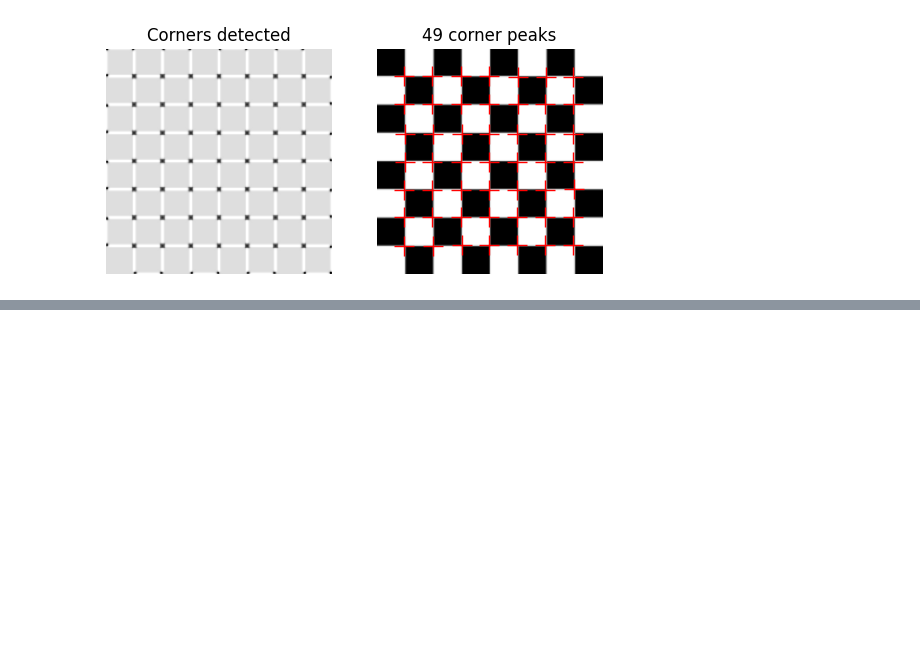
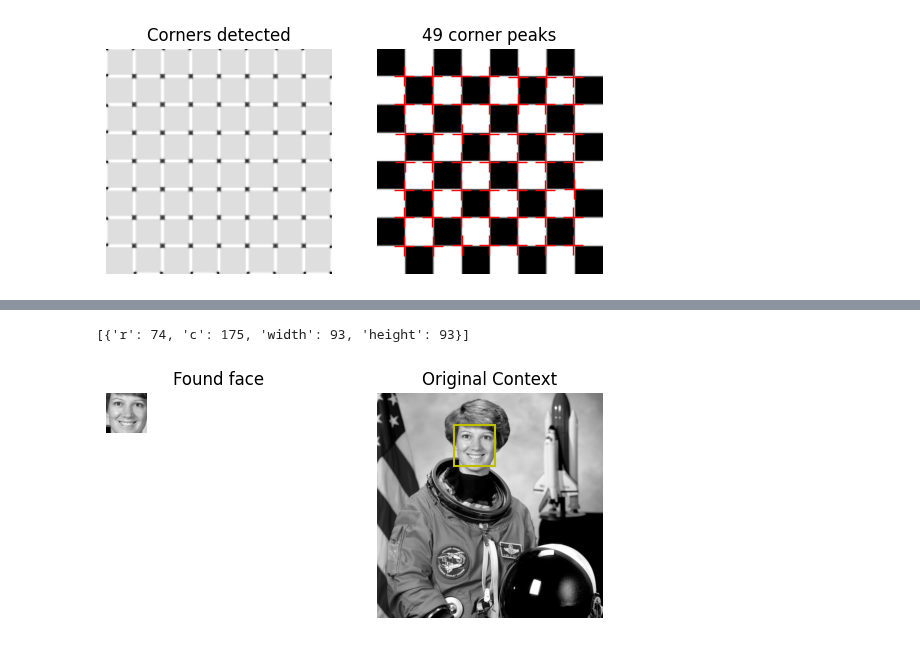
Before and after one commit to r-leyshon/image-processing, a Jupyter notebook: scikit-image/image-processing-with-skimage/05-object-detection.ipynb, the cells around one changed output, grey strips where cells are left out. Drawn from its saved outputs; the diff is of its cells as text; code cells hidden in the pictures; blank space fills up the shorter version.

Commit message:
feat: Face detection

```diff
--- a/scikit-image/image-processing-with-skimage/05-object-detection.ipynb
+++ b/scikit-image/image-processing-with-skimage/05-object-detection.ipynb
@@ -60,0 +72,49 @@ plt.show()
+# %%
+trained_faces = data.lbp_frontal_face_cascade_filename()
+with warnings.catch_warnings():
+    warnings.simplefilter("ignore")
+    face_finder = Cascade(trained_faces)
+# %%
+found_face = face_finder.detect_multi_scale(
+    astro, scale_factor=1.2,
+    step_ratio=1.5,
+    min_size=(10,10),
+    max_size=(200,200)
+    )
+found_face
+# 'r' and `c` give you the row and column pixel coordinate of the top left
+# corner of the detected face. A list i sreturned in case of multiple faces.
+# %% [output]
+[{'r': 74, 'c': 175, 'width': 93, 'height': 93}]
+# %%
+f = found_face[0] # only one face in this image
+# get face bounds
+face = astro[f["r"]:f["r"] + f["width"], f["c"]:f["c"] + f["height"]]
+
+fig, (ax1, ax2) = plt.subplots(ncols=2, sharex=True, sharey=True)
+ax1.imshow(face, cmap="gray")
+ax1.set_title("Found face")
+ax1.axis("off")
+
+# show found face
+face_panel = plt.gca()
+for patch in found_face:
+    face_panel.add_patch(
+        patches.Rectangle(
+            (patch["c"], patch["r"]),
+            patch["width"],
+            patch["height"],
+            fill=False,
+            color="y",
+            linewidth=1.5
+        )
+    )
+ax2.imshow(astro, cmap="gray")
+
+ax2.set_title("Original Context")
+ax2.axis("off")
+
+
+plt.show()
+# %% [output]
+[figure, added]
```
Also changed, not shown: parts of 4 cells of this notebook.
